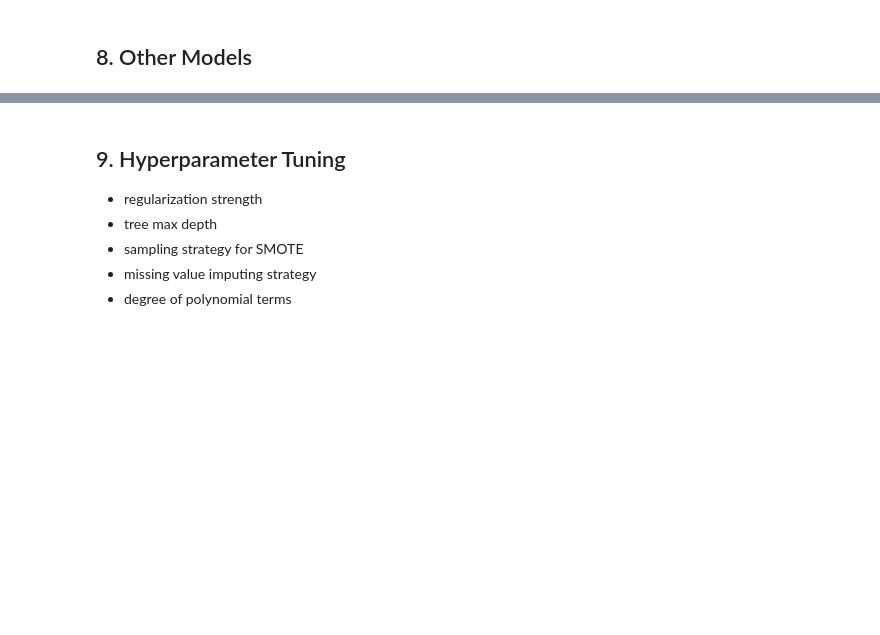
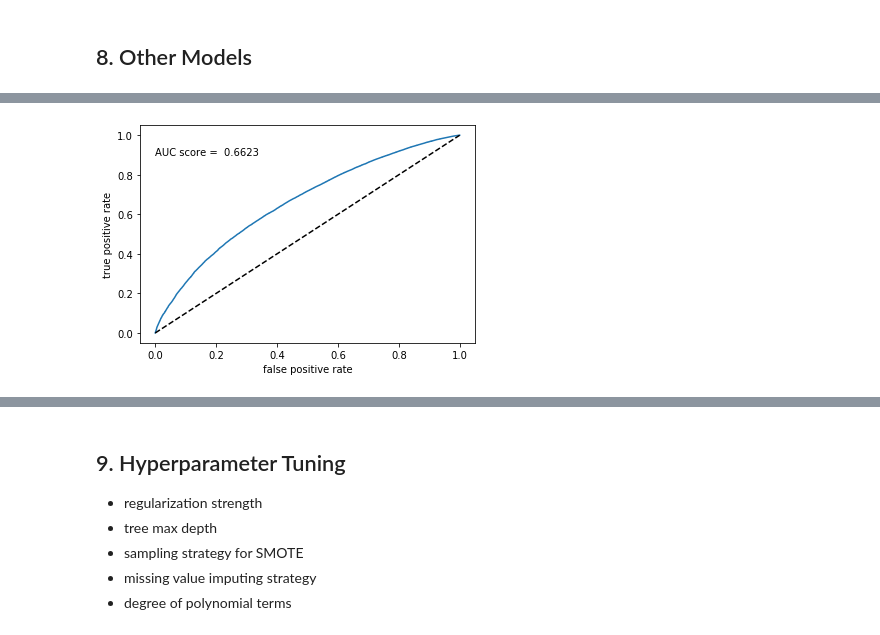
Before and after one commit to aakanksha023/EVAN, a Jupyter notebook: src/03_modelling/modelling.ipynb, the cells around one changed output, grey strips where cells are left out. Drawn from its saved outputs; the diff is of its cells as text; code cells hidden in the pictures; blank space fills up the shorter version.

```diff
--- a/src/03_modelling/modelling.ipynb
+++ b/src/03_modelling/modelling.ipynb
@@ -311,6 +336,10 @@ Validation Accuracy 0.5868601755265398
 weighted avg       0.81      0.59      0.65    125679
 <sklearn.metrics._plot.confusion_matrix.ConfusionMatrixDisplay at 0x...>
 [figure]
+# %%
+roc_curve_auc(lgbm_pip)
+# %% [output]
+[figure, added]
 # %%
 explain_model(lgbm_pip, X_train)
 # %% [output]
```
Also changed, not shown: parts of 10 cells of this notebook.
